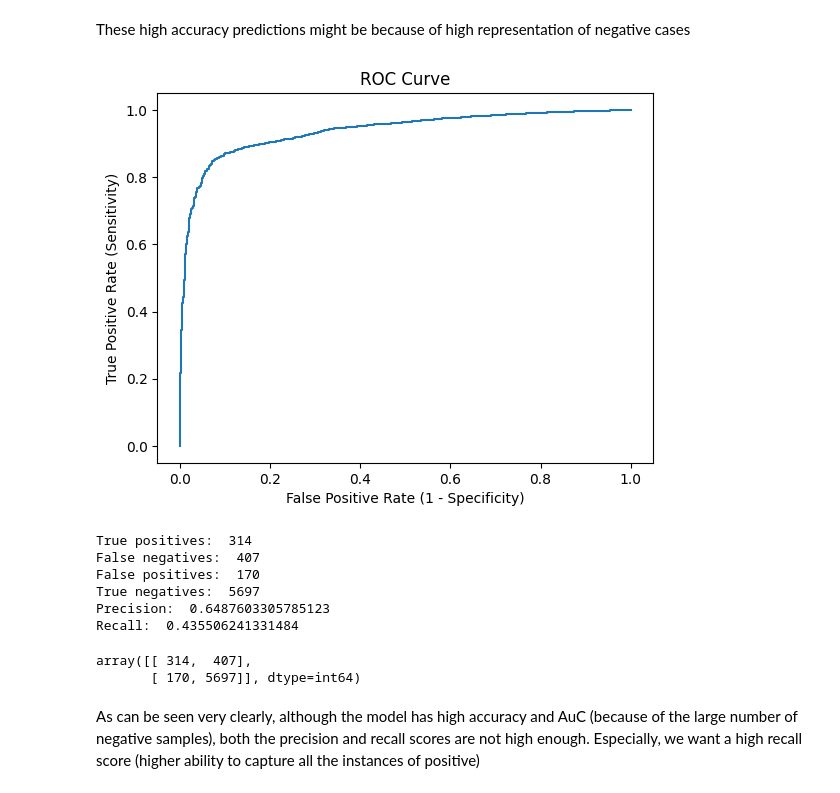
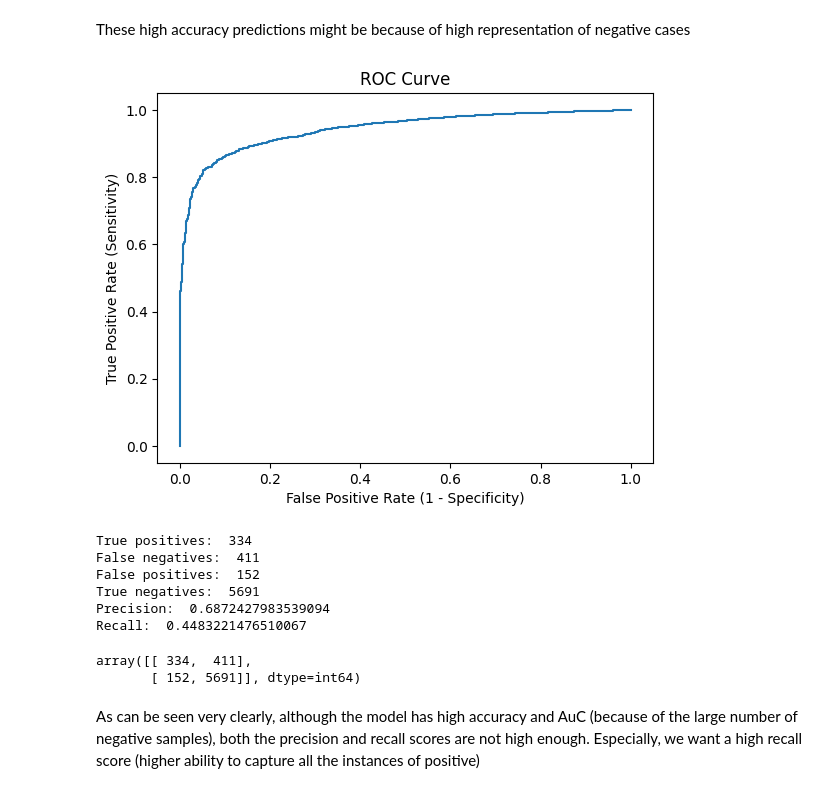
Before and after one commit to a-anurag1024/Bank_Marketing, a Jupyter notebook: notebooks/ml_classifiers.ipynb, the cells around one changed output. Cells and saved outputs as stored; diff of their text form; code cells hidden in the pictures.

```diff
--- a/notebooks/ml_classifiers.ipynb
+++ b/notebooks/ml_classifiers.ipynb
@@ -48,24 +48,24 @@ These high accuracy predictions might be because of high representation of negat
 # %%
 # RoC curve
 from sklearn.metrics import roc_curve
 import matplotlib.pyplot as plt
 from sklearn.model_selection import cross_val_predict
 
 Y_scores = cross_val_predict(model, X, Y, cv=10, method='decision_function')
 fpr, tpr, thresholds = roc_curve(Y, Y_scores)
 
-#model = LogisticRegression()
-#model.fit(X_train, Y_train)
+model = LogisticRegression()
+model.fit(X_train, Y_train)
 Y_scores = model.decision_function(X_test)
 fpr, tpr, thresholds = roc_curve(Y_test, Y_scores)
 
 plt.plot(fpr, tpr)
 plt.xlabel('False Positive Rate (1 - Specificity)')
 plt.ylabel('True Positive Rate (Sensitivity)')
 plt.title('ROC Curve')
 plt.show()
 # %% [output]
-[figure, old version]
+[figure, new version]
 # %%
 # confusion matrix
 from sklearn.metrics import confusion_matrix
@@ -88,17 +88,17 @@ recall = tp / (tp + fn)
 print("Precision: ", precision)
 print("Recall: ", recall)
 # %% [output]
-True positives:  314
-False negatives:  407
-False positives:  170
-True negatives:  5697
-Precision:  0.6487603305785123
-Recall:  0.435506241331484
+True positives:  334
+False negatives:  411
+False positives:  152
+True negatives:  5691
+Precision:  0.6872427983539094
+Recall:  0.4483221476510067
 # %%
 confusion_matrix(Y_test, Y_pred)
 # %% [output]
-array([[ 314,  407],
-       [ 170, 5697]], dtype=int64)
+array([[ 334,  411],
+       [ 152, 5691]], dtype=int64)
 # %% [markdown]
 As can be seen very clearly, although the model has high accuracy and AuC (because of the large number of negative samples), both the precision and recall scores are not high enough. Especially, we want a high recall score (higher ability to capture all the instances of positive)
 # %%
```
Also changed, not shown: parts of 12 cells of this notebook, 7 other files.
